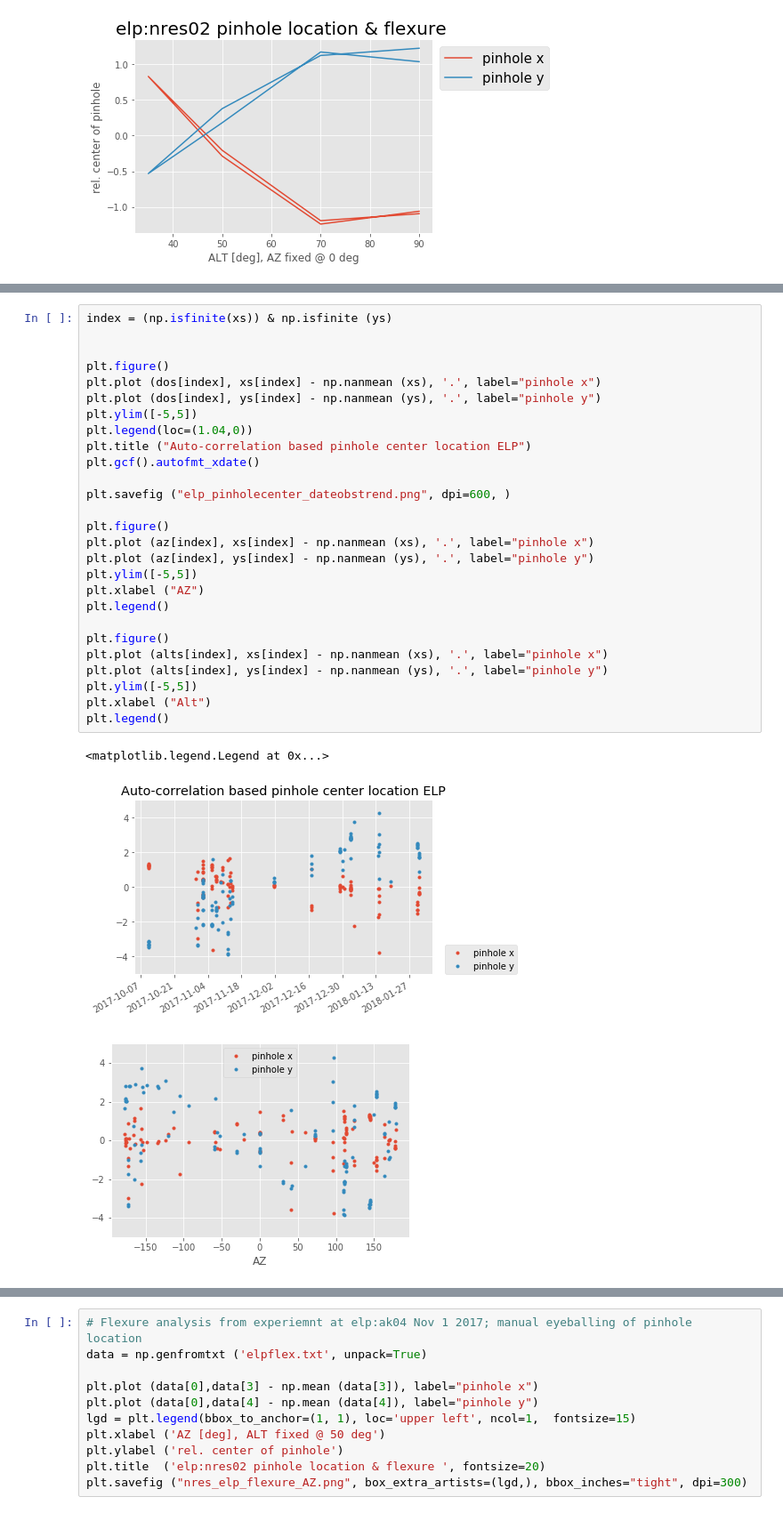
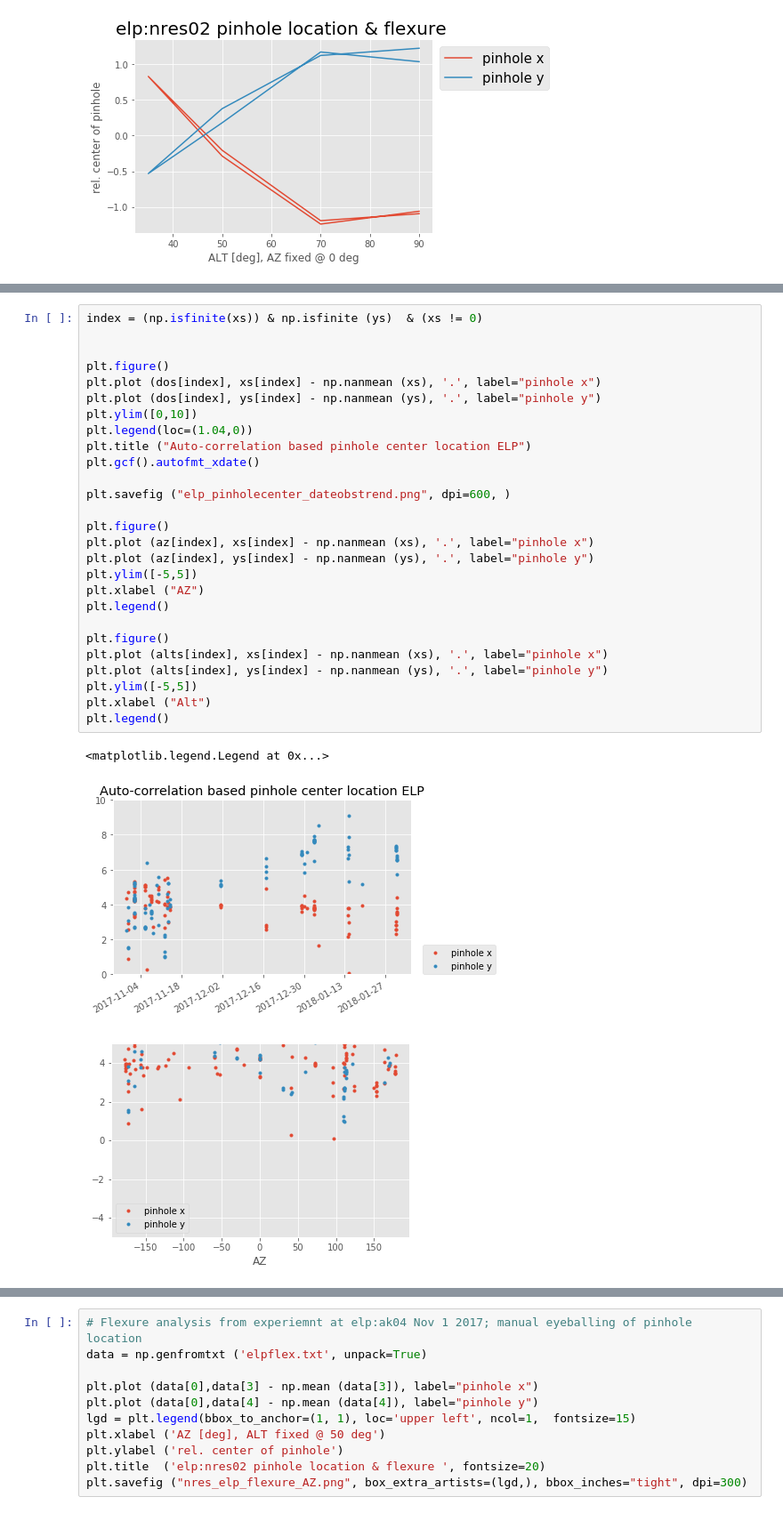
Before and after one commit to drhaz/lco_nresAnalysis, a Jupyter notebook: flatStability/FlatFieldThroughputStability.ipynb, the cells around one changed output, grey strips where cells are left out. Shown at 89% size. Saved outputs shown, nothing was run; the diff lists cells and outputs as text.

```diff
--- a/flatStability/FlatFieldThroughputStability.ipynb
+++ b/flatStability/FlatFieldThroughputStability.ipynb
@@ -406,31 +435,31 @@ images,alts,az,xs,ys, dos = findPinHoleFromIndexFile('elppinholeimages.dat')
 # %%
-index = (np.isfinite(xs)) & np.isfinite (ys)
+index = (np.isfinite(xs)) & np.isfinite (ys)  & (xs != 0)
 
 
 plt.figure()
 plt.plot (dos[index], xs[index] - np.nanmean (xs), '.', label="pinhole x")
 plt.plot (dos[index], ys[index] - np.nanmean (ys), '.', label="pinhole y")
-plt.ylim([-5,5])
+plt.ylim([0,10])
 plt.legend(loc=(1.04,0))
 plt.title ("Auto-correlation based pinhole center location ELP")
 plt.gcf().autofmt_xdate()
 
 plt.savefig ("elp_pinholecenter_dateobstrend.png", dpi=600, )
 
 plt.figure()
 plt.plot (az[index], xs[index] - np.nanmean (xs), '.', label="pinhole x")
 plt.plot (az[index], ys[index] - np.nanmean (ys), '.', label="pinhole y")
 plt.ylim([-5,5])
 plt.xlabel ("AZ")
 plt.legend()
 
 plt.figure()
 plt.plot (alts[index], xs[index] - np.nanmean (xs), '.', label="pinhole x")
 plt.plot (alts[index], ys[index] - np.nanmean (ys), '.', label="pinhole y")
 plt.ylim([-5,5])
 plt.xlabel ("Alt")
 plt.legend()
 # %% [output]
 <matplotlib.legend.Legend at 0x...>
-[figure, old version]
+[figure, new version]
-[figure, old version]
+[figure, new version]
```
Also changed, not shown: parts of 5 cells of this notebook, 1 other file.
